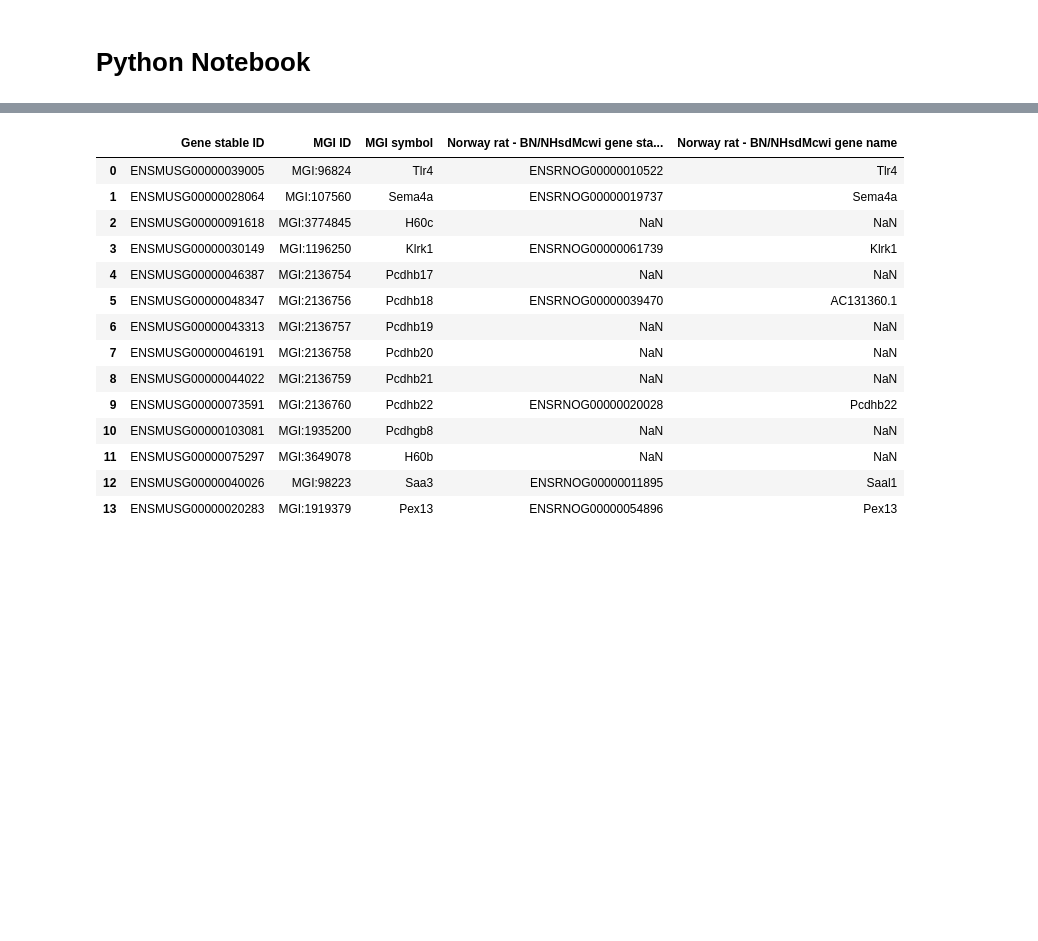
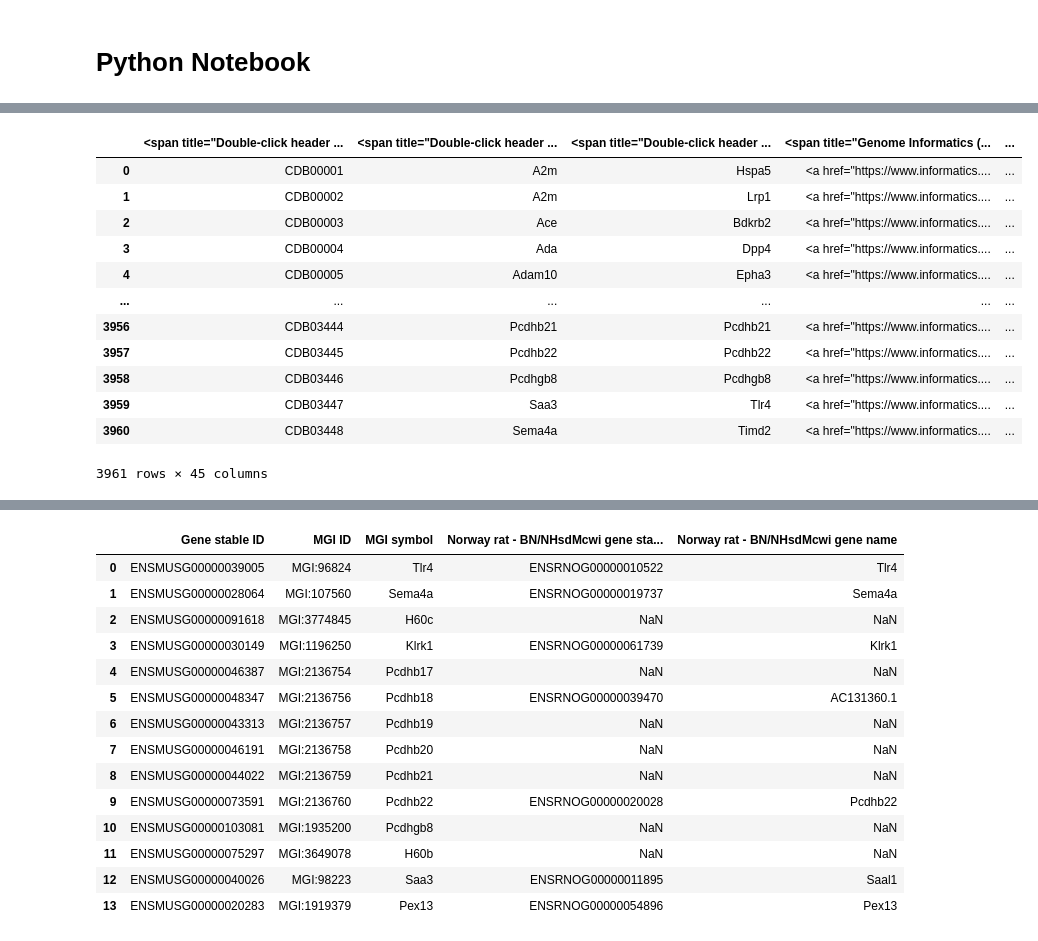
Before and after one commit to bioinfo-YCU/ConnectomeDB, a Jupyter notebook: Python_test.ipynb, the cells around one changed output, grey strips where cells are left out. Drawn from its saved outputs; the diff is of its cells as text; code cells hidden in the pictures; blank space fills up the shorter version.

```diff
--- a/Python_test.ipynb
+++ b/Python_test.ipynb
@@ -494,0 +269,5 @@ ligand_card_2
+# %%
+    # Merge with ligand data
+species_gene_pair1 = species_gene_pair1.merge(species_info, how='left',
+                           left_on='Lig HGNC ID', right_on='hgnc_id',
+                           suffixes=('', '_lig'))
@@ -494,0 +299,8 @@ ligand_card_2
+# %%
+species_gene_pair1 = species_gene_pair1.drop(columns=['hgnc_id'])
+# %%
+# Merge with receptor data
+species_gene_pair1["Rec HGNC ID"] = species_gene_pair1[receptor_hgnc].apply(extract_hgnc_id)
+species_gene_pair1 = species_gene_pair1.merge(species_info, how='left',
+                           left_on='Rec HGNC ID', right_on='hgnc_id',
+                           suffixes=('', '_rec'))
@@ -494,0 +340,16 @@ ligand_card_2
+# %%
+species_gene_pair1
+# %% [output]
+|  | <span title="Double-click header ... | <span title="Double-click header ... | <span title="Double-click header ... | <span title="Genome Informatics (... | ... |
+| 0 | CDB00001 | A2m | Hspa5 | <a href="https://www.informatics.... | ... |
+| 1 | CDB00002 | A2m | Lrp1 | <a href="https://www.informatics.... | ... |
+| 2 | CDB00003 | Ace | Bdkrb2 | <a href="https://www.informatics.... | ... |
+| 3 | CDB00004 | Ada | Dpp4 | <a href="https://www.informatics.... | ... |
+| 4 | CDB00005 | Adam10 | Epha3 | <a href="https://www.informatics.... | ... |
+| ... | ... | ... | ... | ... | ... |
+| 3956 | CDB03444 | Pcdhb21 | Pcdhb21 | <a href="https://www.informatics.... | ... |
+| 3957 | CDB03445 | Pcdhb22 | Pcdhb22 | <a href="https://www.informatics.... | ... |
+| 3958 | CDB03446 | Pcdhgb8 | Pcdhgb8 | <a href="https://www.informatics.... | ... |
+| 3959 | CDB03447 | Saa3 | Tlr4 | <a href="https://www.informatics.... | ... |
+| 3960 | CDB03448 | Sema4a | Timd2 | <a href="https://www.informatics.... | ... |
+3961 rows × 45 columns
```
Also changed, not shown: parts of 35 cells of this notebook, 5 other files.
